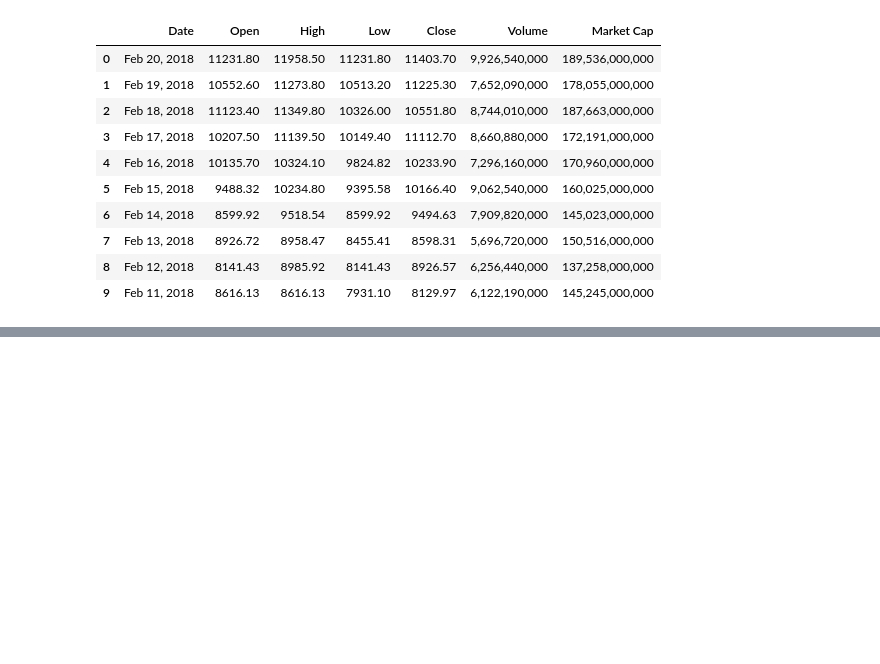
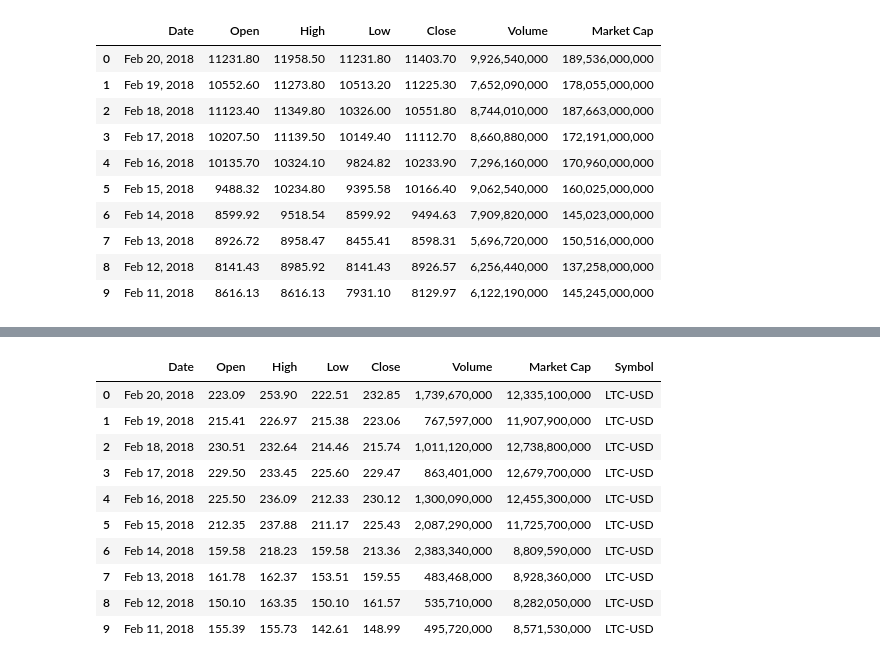
Before and after one commit to Kato883/Crypto_Knights, a Jupyter notebook: Scripts/readCSVs.ipynb, the cells around one changed output, grey strips where cells are left out. Drawn from its saved outputs; the diff is of its cells as text; code cells hidden in the pictures; blank space fills up the shorter version.

```diff
--- a/Scripts/readCSVs.ipynb
+++ b/Scripts/readCSVs.ipynb
@@ -45,0 +85,16 @@ bitcoin_file_df
+# %%
+litecoin_file_df['Symbol'] = 'LTC-USD'
+new_litecoin_file_df = litecoin_file_df
+new_litecoin_file_df.head(10)
+# %% [output]
+|  | Date | Open | High | Low | Close | Volume | Market Cap | Symbol |
+| 0 | Feb 20, 2018 | 223.09 | 253.90 | 222.51 | 232.85 | 1,739,670,000 | 12,335,100,000 | LTC-USD |
+| 1 | Feb 19, 2018 | 215.41 | 226.97 | 215.38 | 223.06 | 767,597,000 | 11,907,900,000 | LTC-USD |
+| 2 | Feb 18, 2018 | 230.51 | 232.64 | 214.46 | 215.74 | 1,011,120,000 | 12,738,800,000 | LTC-USD |
+| 3 | Feb 17, 2018 | 229.50 | 233.45 | 225.60 | 229.47 | 863,401,000 | 12,679,700,000 | LTC-USD |
+| 4 | Feb 16, 2018 | 225.50 | 236.09 | 212.33 | 230.12 | 1,300,090,000 | 12,455,300,000 | LTC-USD |
+| 5 | Feb 15, 2018 | 212.35 | 237.88 | 211.17 | 225.43 | 2,087,290,000 | 11,725,700,000 | LTC-USD |
+| 6 | Feb 14, 2018 | 159.58 | 218.23 | 159.58 | 213.36 | 2,383,340,000 | 8,809,590,000 | LTC-USD |
+| 7 | Feb 13, 2018 | 161.78 | 162.37 | 153.51 | 159.55 | 483,468,000 | 8,928,360,000 | LTC-USD |
+| 8 | Feb 12, 2018 | 150.10 | 163.35 | 150.10 | 161.57 | 535,710,000 | 8,282,050,000 | LTC-USD |
+| 9 | Feb 11, 2018 | 155.39 | 155.73 | 142.61 | 148.99 | 495,720,000 | 8,571,530,000 | LTC-USD |
```
Also changed, not shown: parts of 14 cells of this notebook.
